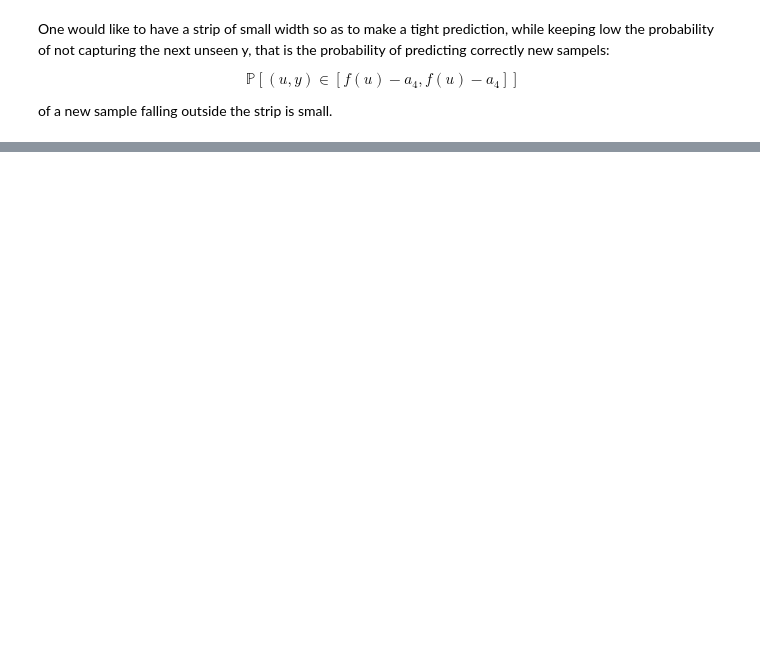
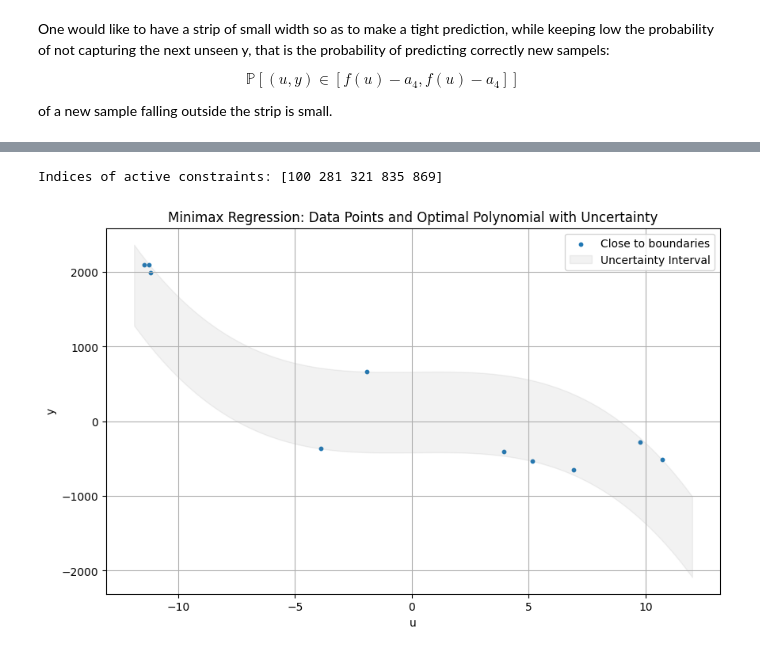
Before and after one commit to supsi-dacd-isaac/TeachDecisionMakingUncertainty, a Jupyter notebook: 07/IPM.ipynb, the cells around one changed output, grey strips where cells are left out. Drawn from its saved outputs; the diff is of its cells as text; code cells hidden in the pictures; blank space fills up the shorter version.

```diff
--- a/07/IPM.ipynb
+++ b/07/IPM.ipynb
@@ -151 +172,28 @@ outside the strip is small.
+# %%
+#@title Can we do better? can we remove 1% of the saampls to improve precision and do not lose so much in reliability?
+g_fun = lambda u, y : (np.abs(y - (a0.value + a1.value * u + a2.value * u**2 + a3.value * u**3)) - a4.value)
+scores = g_fun(u,y)
+
+active_constraints_indices = np.where(np.abs(scores) < 1e-3)[0]
+print("Indices of active constraints:", active_constraints_indices)
+
+is_close_2_boundary = np.abs(scores) < np.quantile(np.abs(scores), 0.01) #remove 1 % of the closest points to the boundary
+
+plt.figure(figsize=(10, 6))
+
+plt.scatter(u[is_close_2_boundary], y[is_close_2_boundary], label='Close to boundaries', s=10)  # Plot data points
+
+# Fill the area between the upper and lower bounds
+plt.fill_between(np.sort(u), optimal_polynomial_up(np.sort(u)), optimal_polynomial_down(np.sort(u)), color='gray', alpha=0.1, label='Uncertainty Interval')
+
+# Set labels and title
+plt.xlabel('u')
+plt.ylabel('y')
+plt.title('Minimax Regression: Data Points and Optimal Polynomial with Uncertainty')
+plt.legend()
+plt.grid(True)
+plt.show()
+# %% [output]
+Indices of active constraints: [100 281 321 835 869]
+[figure, added]
 # %%
```
Also changed, not shown: parts of 13 cells of this notebook.
